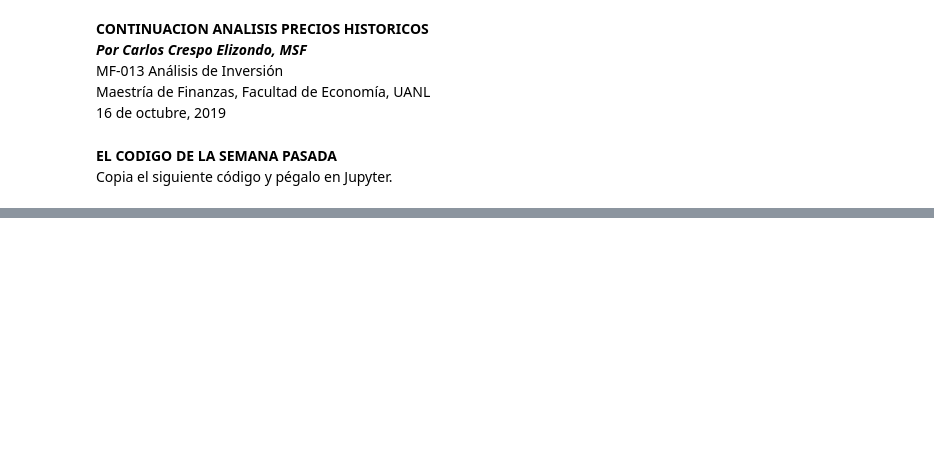
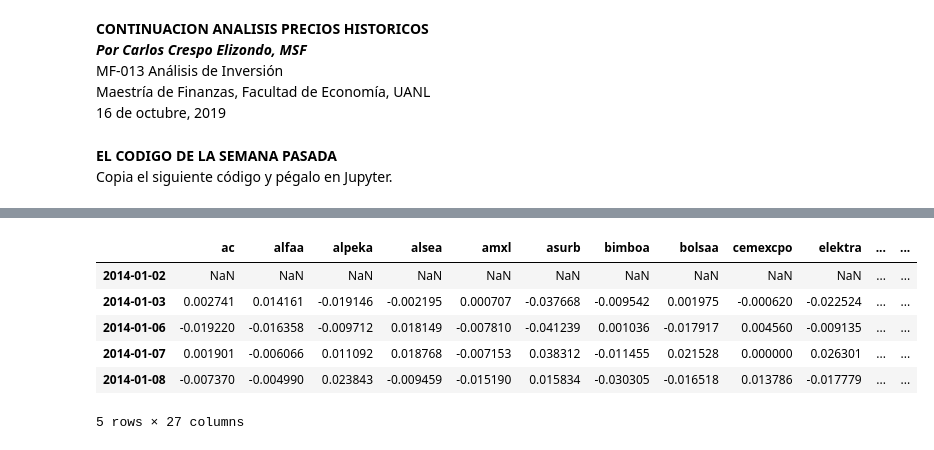
Before and after one commit to carlosdeoncedos/analisisideinversion19, a Jupyter notebook: 06-Precios_historicos_continuacion.ipynb, the cells around one changed output, grey strips where cells are left out. Saved outputs shown, nothing was run; the diff lists cells and outputs as text; code cells hidden in the pictures; blank space fills up the shorter version.

```diff
--- a/06-Precios_historicos_continuacion.ipynb
+++ b/06-Precios_historicos_continuacion.ipynb
@@ -62,0 +67,12 @@ precios_normalizados = (precios_cierre / precios_cierre.iloc[0, :]) - 1
+# %%
+retornos = np.log(precios_cierre / precios_cierre.shift(1))
+# %%
+retornos.head()
+# %% [output]
+|  | ac | alfaa | alpeka | alsea | amxl | asurb | bimboa | bolsaa | cemexcpo | elektra | ... | ... |
+| 2014-01-02 | NaN | NaN | NaN | NaN | NaN | NaN | NaN | NaN | NaN | NaN | ... | ... |
+| 2014-01-03 | 0.002741 | 0.014161 | -0.019146 | -0.002195 | 0.000707 | -0.037668 | -0.009542 | 0.001975 | -0.000620 | -0.022524 | ... | ... |
+| 2014-01-06 | -0.019220 | -0.016358 | -0.009712 | 0.018149 | -0.007810 | -0.041239 | 0.001036 | -0.017917 | 0.004560 | -0.009135 | ... | ... |
+| 2014-01-07 | 0.001901 | -0.006066 | 0.011092 | 0.018768 | -0.007153 | 0.038312 | -0.011455 | 0.021528 | 0.000000 | 0.026301 | ... | ... |
+| 2014-01-08 | -0.007370 | -0.004990 | 0.023843 | -0.009459 | -0.015190 | 0.015834 | -0.030305 | -0.016518 | 0.013786 | -0.017779 | ... | ... |
+5 rows × 27 columns
```
Also changed, not shown: parts of 5 cells of this notebook.
